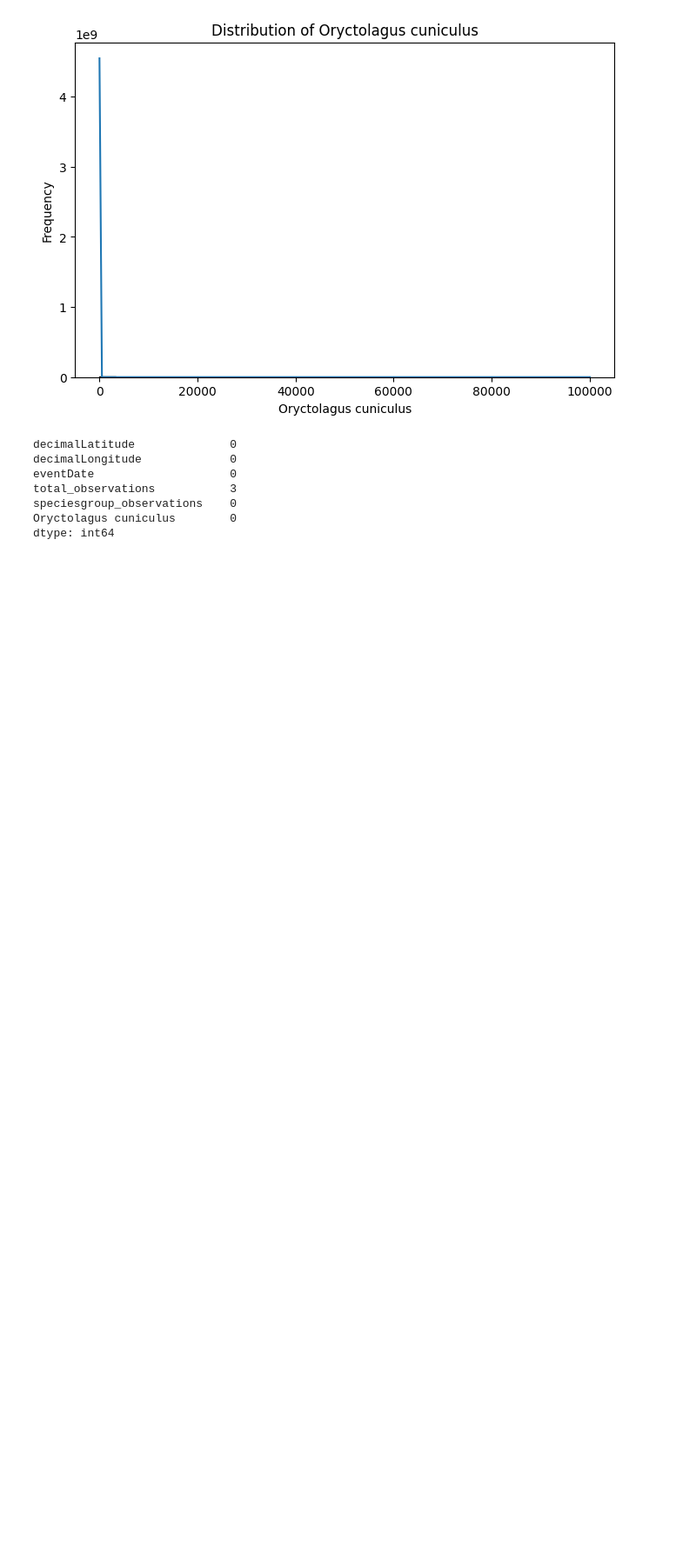
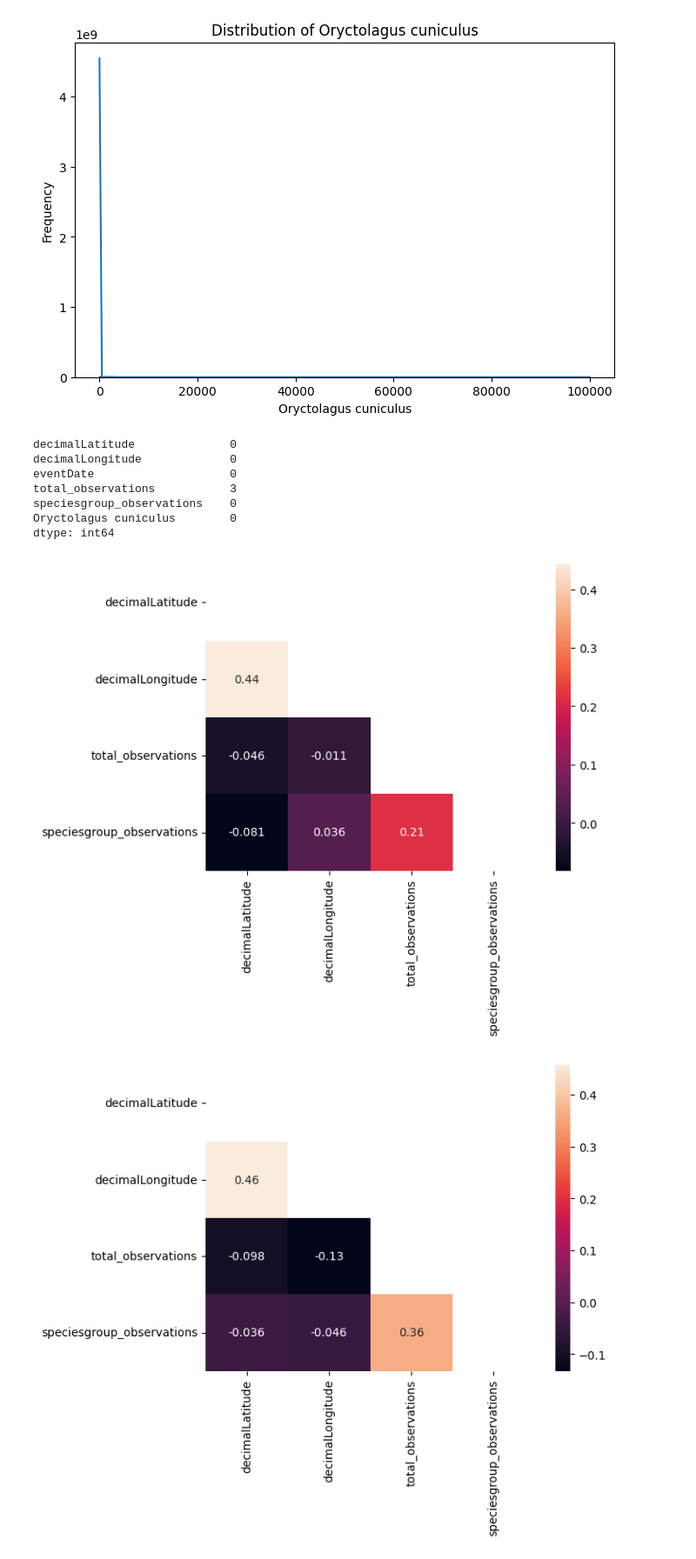
Before and after one commit to Sannebeast/Rabbitions, a Jupyter notebook: notebooks/project.ipynb, the cells around one changed output. Shown at 87% size. Cells and saved outputs as stored; diff of their text form; code cells hidden in the pictures; blank space fills up the shorter version.

Commit message:
heatmap colleration

```diff
--- a/notebooks/project.ipynb
+++ b/notebooks/project.ipynb
@@ -114,3 +114,16 @@ total_observations           3
 speciesgroup_observations    0
 Oryctolagus cuniculus        0
 dtype: int64
+# %%
+import seaborn as sns
+import numpy as np
+# Display only half of the correlation matrix
+mask = np.triu(np.ones_like(df.corr(numeric_only=True, method='pearson'), dtype=bool))
+sns.heatmap(df.corr(numeric_only=True, method='pearson'), annot=True, mask=mask)
+plt.show()
+
+sns.heatmap(df.corr(numeric_only=True, method='spearman'), annot=True, mask=mask)
+plt.show()
+# %% [output]
+[figure, added]
+[figure, added]
```
